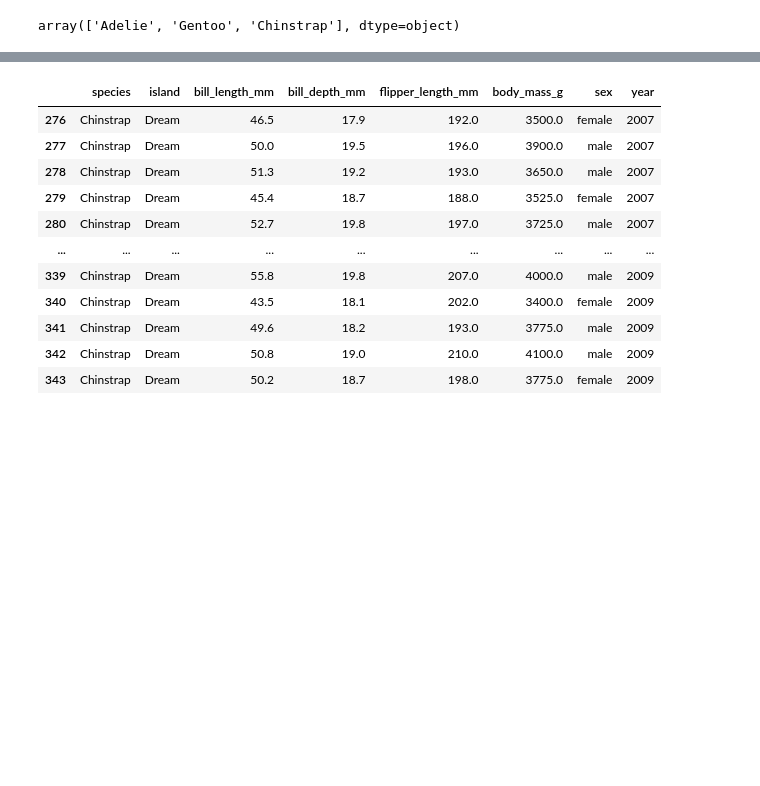
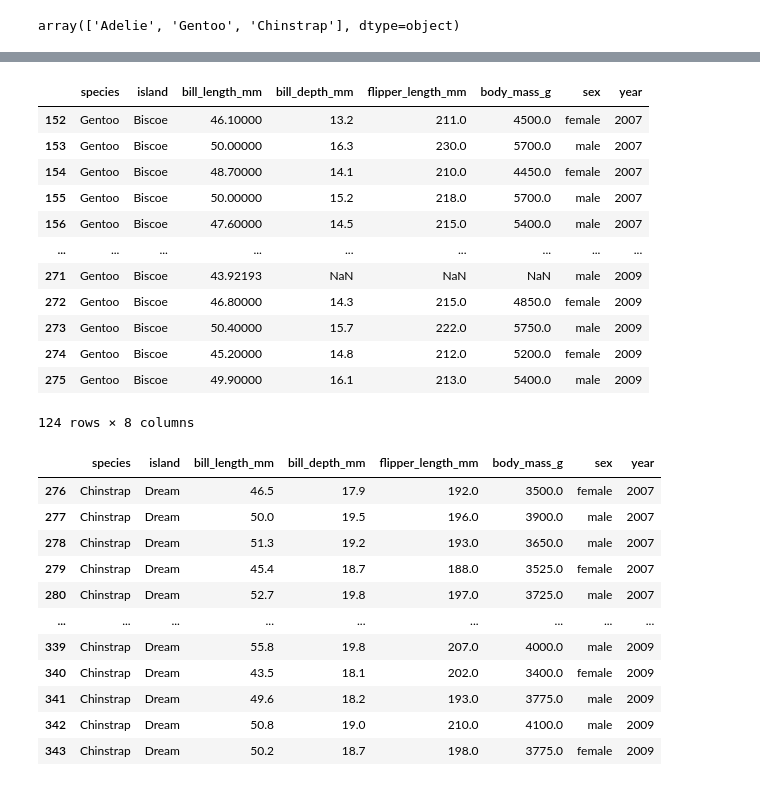
Before and after one commit to ShrlnH/ELEC03, a Jupyter notebook: ELEC03-3A/Activity1.ipynb, the cells around one changed output, grey strips where cells are left out. Cells and saved outputs as stored; diff of their text form; code cells hidden in the pictures; blank space fills up the shorter version.

```diff
--- a/ELEC03-3A/Activity1.ipynb
+++ b/ELEC03-3A/Activity1.ipynb
@@ -102,3 +122,19 @@ array(['Adelie', 'Gentoo', 'Chinstrap'], dtype=object)
+# %%
+Gentoo_df
+# %% [output]
+|  | species | island | bill_length_mm | bill_depth_mm | flipper_length_mm | body_mass_g | sex | year |
+| 152 | Gentoo | Biscoe | 46.10000 | 13.2 | 211.0 | 4500.0 | female | 2007 |
+| 153 | Gentoo | Biscoe | 50.00000 | 16.3 | 230.0 | 5700.0 | male | 2007 |
+| 154 | Gentoo | Biscoe | 48.70000 | 14.1 | 210.0 | 4450.0 | female | 2007 |
+| 155 | Gentoo | Biscoe | 50.00000 | 15.2 | 218.0 | 5700.0 | male | 2007 |
+| 156 | Gentoo | Biscoe | 47.60000 | 14.5 | 215.0 | 5400.0 | male | 2007 |
+| ... | ... | ... | ... | ... | ... | ... | ... | ... |
+| 271 | Gentoo | Biscoe | 43.92193 | NaN | NaN | NaN | male | 2009 |
+| 272 | Gentoo | Biscoe | 46.80000 | 14.3 | 215.0 | 4850.0 | female | 2009 |
+| 273 | Gentoo | Biscoe | 50.40000 | 15.7 | 222.0 | 5750.0 | male | 2009 |
+| 274 | Gentoo | Biscoe | 45.20000 | 14.8 | 212.0 | 5200.0 | female | 2009 |
+| 275 | Gentoo | Biscoe | 49.90000 | 16.1 | 213.0 | 5400.0 | male | 2009 |
+124 rows × 8 columns
 # %%
 chinstrap_df = penguins[penguins['species'] =='Chinstrap']
 # %%
```
Also changed, not shown: parts of 14 cells of this notebook.
